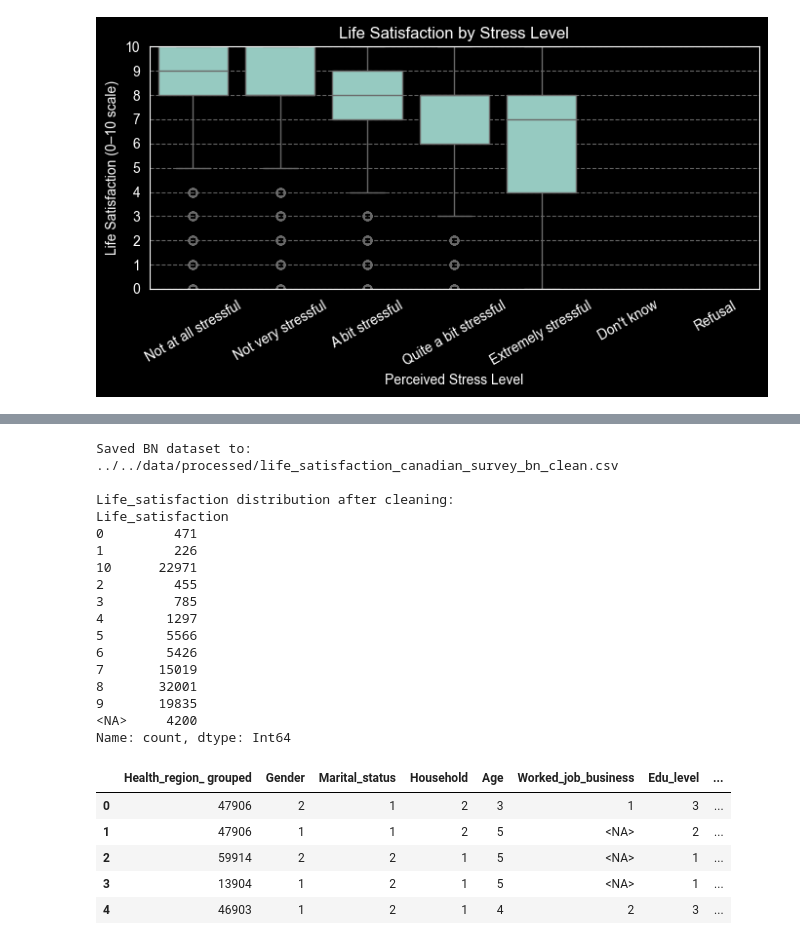
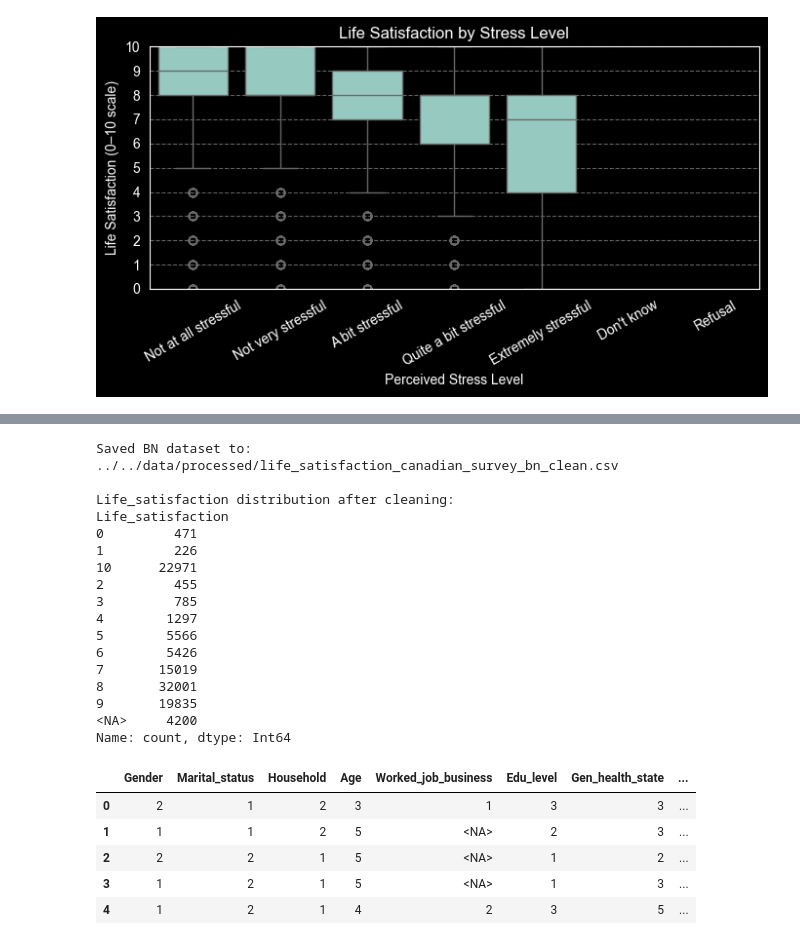
Before and after one commit to mateidiana/WellBeingModelling, a Jupyter notebook: notebooks/data_preprocessing/01_3_data_overview_global_mh_patterns.ipynb, the cells around one changed output, grey strips where cells are left out. Cells and saved outputs as stored; diff of their text form; code cells hidden in the pictures.

```diff
--- a/notebooks/data_preprocessing/01_3_data_overview_global_mh_patterns.ipynb
+++ b/notebooks/data_preprocessing/01_3_data_overview_global_mh_patterns.ipynb
@@ -739,13 +744,24 @@ df = pd.read_csv("../../data/raw/global_mental_health_patterns/life_satisfaction
 df.columns = [c.strip() for c in df.columns]
 
 # Drop irrelevant columns
-DROP_COLS = ["ADM_RNO1", "Province"]
+DROP_COLS = ["ADM_RNO1", "Province", "Health_region_ grouped"]
 df_bn = df.drop(columns=[c for c in DROP_COLS if c in df.columns], errors="ignore").copy()
 
 # Replace special survey codes with missing values
-# Important: for Life_satisfaction, value 9 is a valid response and must be preserved
-COMMON_MISSING_CODES = {9, 96, 97, 98, 99, 996, 997, 998, 999, 9999, 9996, 99996, 99997, 99998, 99999}
-LIFE_SAT_MISSING_CODES = {96, 97, 98, 99, 996, 997, 998, 999, 9999, 9996, 99996, 99997, 99998, 99999}
+# For Life_satisfaction, value 9 is a valid response and must be preserved
+COMMON_MISSING_CODES = {
+    9, 96, 97, 98, 99,
+    996, 997, 998, 999,
+    9996, 9999,
+    99996, 99997, 99998, 99999
+}
+
+LIFE_SAT_MISSING_CODES = {
+    96, 97, 98, 99,
+    996, 997, 998, 999,
+    9996, 9999,
+    99996, 99997, 99998, 99999
+}
 
 for col in df_bn.columns:
     if pd.api.types.is_numeric_dtype(df_bn[col]):
@@ -754,33 +770,60 @@ for col in df_bn.columns:
         else:
             df_bn[col] = df_bn[col].replace(list(COMMON_MISSING_CODES), np.nan)
 
-# Replace "Valid skip" with missing where applicable (only for confirmed variables)
+# Replace "Valid skip" with missing where applicable
+# Fruit_veg_con is handled separately below, because it contains decimal values
 MULTIPLE_SKIP_COLS = [
     "Worked_job_business", "Gen_health_state", "Mental_health_state", "Stress_level", "Work_stress",
-    "Sense_belonging", "Weight_state", "BMI_12_17", "BMI_18_above", "Sleep_apnea", "High_BP", "High_cholesterol",
+    "Sense_belonging", "Weight_state", "BMI_12_17", "BMI_18_above", "Sleep_apnea", "High_BP", "High_cholestrol",
     "Diabetic", "Fatigue_syndrome", "Anxiety_disorder", "Mood_disorder", "Musculoskeletal_con", "Act_improve_health",
-    "Fruit_veg_con", "Tobaco_use", "weekly_alcohol", "Cannabies_use", "working_status", "Aboriginal_identity",
+    "Tobaco_use", "weekly_alcohol", "Cannabies_use", "working_status", "Aboriginal_identity",
     "Food_security"
 ]
+
 MULTIPLE_MISSING_CODES = {6, 7, 8, 9}
 
 for col in MULTIPLE_SKIP_COLS:
     if col in df_bn.columns:
         df_bn[col] = df_bn[col].replace(list(MULTIPLE_MISSING_CODES), np.nan)
 
-# Replace custom missing codes for specific variables
-CUSTOM_MISSING_COLS = ["Drug_use", "Birth_country", "Marital_status"]
-CUSTOM_MISSING_CODES = {3, 4}
+# Replace custom missing / invalid codes for specific variables
+CUSTOM_MISSING_CODES_BY_COL = {
+    "Drug_use": {3, 4, 6},
+    "Birth_country": {3, 4},
+    "Marital_status": {3, 4, 6},
+    "Insurance_cover": {6, 7, 8},
+}
 
-for col in CUSTOM_MISSING_COLS:
+for col, codes in CUSTOM_MISSING_CODES_BY_COL.items():
     if col in df_bn.columns:
-        df_bn[col] = df_bn[col].replace(list(CUSTOM_MISSING_CODES), np.nan)
+        df_bn[col] = df_bn[col].replace(list(codes), np.nan)
 
-# Convert numeric-coded columns into discrete categorical states (as strings)
+# Clean Fruit_veg_con
+# Valid categories:
+# 1 = Less than 5 times/day
+# 2 = 5-10 times/day
+# 3 = More than 10 times/day
+# Decimal values such as 2.1 or 3.3 are approximated to nearest category.
+# Very large survey codes such as 9999.6 are treated as missing.
+if "Fruit_veg_con" in df_bn.columns:
+    fruit = pd.to_numeric(df_bn["Fruit_veg_con"], errors="coerce")
+
+    # Remove impossible / survey-code values
+    fruit = fruit.where(fruit <= 20, np.nan)
+
+    # Approximate decimal values to nearest valid category
+    fruit = fruit.round()
+
+    # Keep only valid categories 1, 2, 3
+    fruit = fruit.where(fruit.isin([1, 2, 3]), np.nan)
+
+    df_bn["Fruit_veg_con"] = fruit
+
+# Convert numeric-coded columns into discrete categorical states as strings
 for col in df_bn.columns:
     s = pd.to_numeric(df_bn[col], errors="coerce")
 
-    # If column is fully missing, keep as is
+    # If column is fully missing, keep as numeric missing
     if s.dropna().empty:
         df_bn[col] = s
         continue
@@ -789,7 +832,7 @@ for col in df_bn.columns:
     if (s.dropna() % 1 == 0).all():
         df_bn[col] = s.astype("Int64").astype("string")
     else:
-        # Non-integer numeric column -> discretize into bins for BN
+        # Non-integer numeric column - discretize into bins for BN
         df_bn[col] = (
             pd.qcut(s, q=5, labels=False, duplicates="drop")
             .astype("Int64")
@@ -797,45 +840,45 @@ for col in df_bn.columns:
             .map(lambda x: f"bin_{x}" if x is not pd.NA else pd.NA)
         )
 
-# Enforce ordinal meaning for Age (1..5)
+# Enforce ordinal meaning for Age
 if "Age" in df_bn.columns:
     df_bn["Age"] = pd.Categorical(
         df_bn["Age"],
         categories=["1", "2", "3", "4", "5"],
         ordered=True
     )
 
-# Save BN dataset (keeps NaNs)
+# Save BN dataset
 df_bn.to_csv(OUT_BN, index=False)
 print("Saved BN dataset to:", OUT_BN)
 
-# Validation for Life_satisfaction
+# Validation
 if "Life_satisfaction" in df_bn.columns:
     print("\nLife_satisfaction distribution after cleaning:")
     print(df_bn["Life_satisfaction"].value_counts(dropna=False).sort_index())
 
 df_bn.head()
 # %% [output]
 Saved BN dataset to: ../../data/processed/life_satisfaction_canadian_survey_bn_clean.csv
 
 Life_satisfaction distribution after cleaning:
 Life_satisfaction
 0         471
 1         226
 10      22971
 2         455
 3         785
 4        1297
 5        5566
 6        5426
 7       15019
 8       32001
 9       19835
 <NA>     4200
 Name: count, dtype: Int64
-|  | Health_region_ grouped | Gender | Marital_status | Household | Age | Worked_job_business | Edu_level | ... |
-| 0 | 47906 | 2 | 1 | 2 | 3 | 1 | 3 | ... |
-| 1 | 47906 | 1 | 1 | 2 | 5 | <NA> | 2 | ... |
-| 2 | 59914 | 2 | 2 | 1 | 5 | <NA> | 1 | ... |
-| 3 | 13904 | 1 | 2 | 1 | 5 | <NA> | 1 | ... |
-| 4 | 46903 | 1 | 2 | 1 | 4 | 2 | 3 | ... |
+|  | Gender | Marital_status | Household | Age | Worked_job_business | Edu_level | Gen_health_state | ... |
+| 0 | 2 | 1 | 2 | 3 | 1 | 3 | 3 | ... |
+| 1 | 1 | 1 | 2 | 5 | <NA> | 2 | 3 | ... |
+| 2 | 2 | 2 | 1 | 5 | <NA> | 1 | 2 | ... |
+| 3 | 1 | 2 | 1 | 5 | <NA> | 1 | 3 | ... |
+| 4 | 1 | 2 | 1 | 4 | 2 | 3 | 5 | ... |
```
Also changed, not shown: parts of 9 cells of this notebook, 3 other files.
